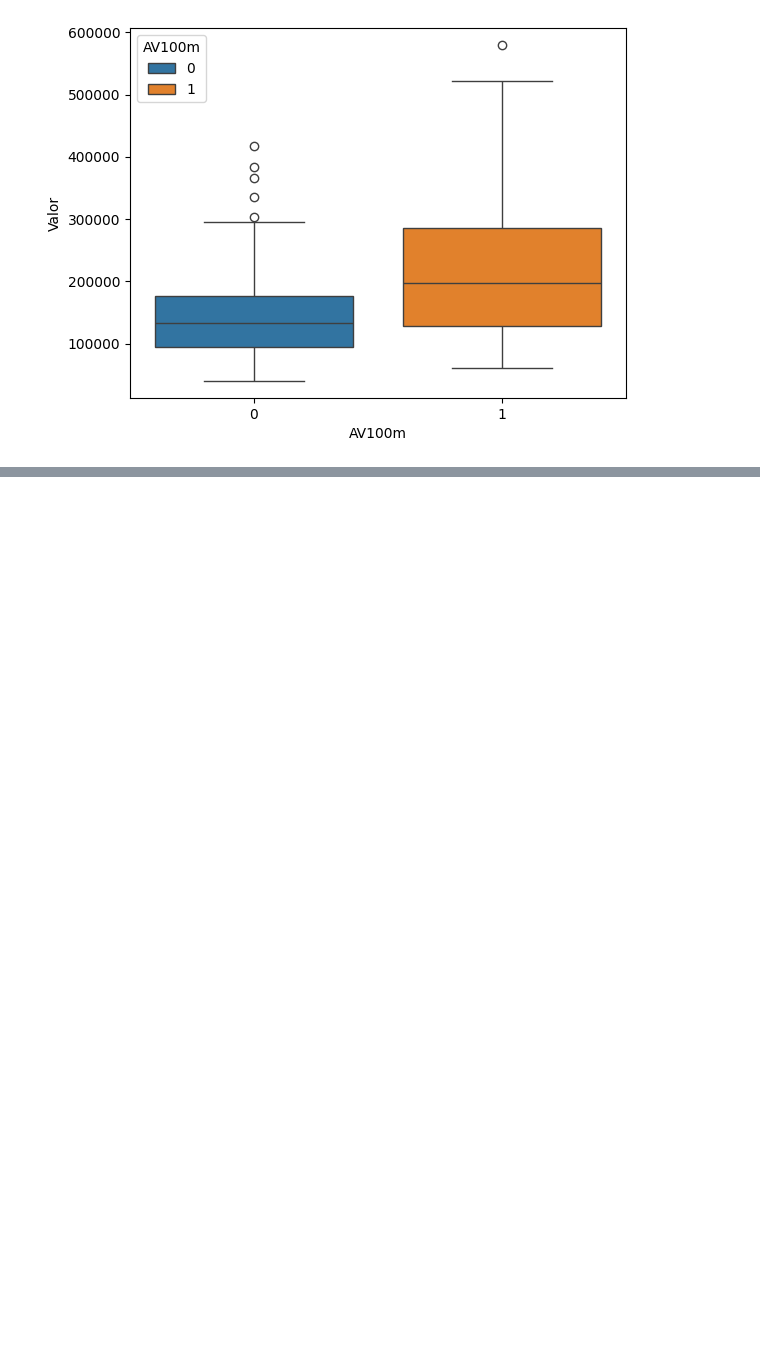
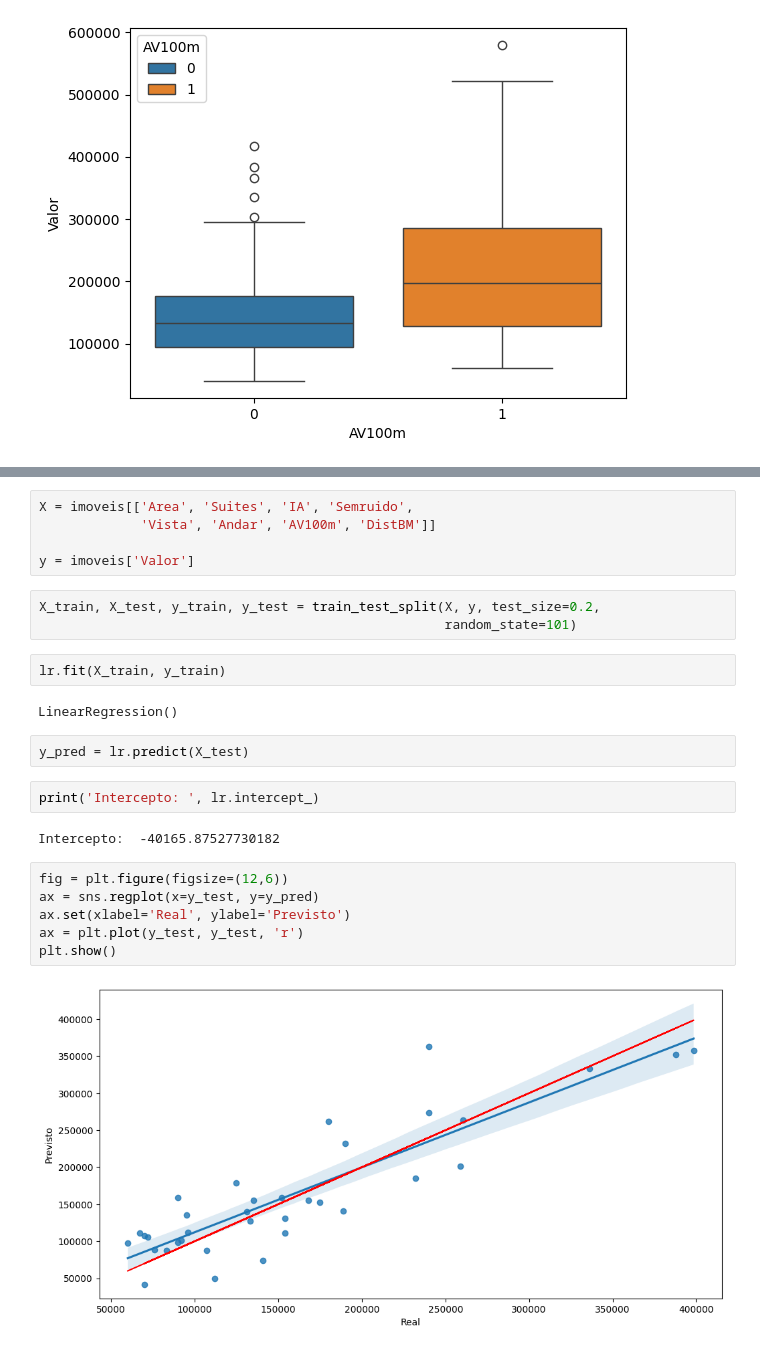
Before and after one commit to edupmon/fiap, a Jupyter notebook: pos-tech/data-analytics/fase-2/01-machine-learning-com-python/aula-4/avaliando-melhor-modelo-regressao.ipynb, the cells around one changed output, grey strips where cells are left out. Drawn from its saved outputs; the diff is of its cells as text; blank space fills up the shorter version.

```diff
--- a/pos-tech/data-analytics/fase-2/01-machine-learning-com-python/aula-4/avaliando-melhor-modelo-regressao.ipynb
+++ b/pos-tech/data-analytics/fase-2/01-machine-learning-com-python/aula-4/avaliando-melhor-modelo-regressao.ipynb
@@ -140,0 +145,26 @@ plt.show()
+# %%
+X = imoveis[['Area', 'Suites', 'IA', 'Semruido',
+             'Vista', 'Andar', 'AV100m', 'DistBM']]
+
+y = imoveis['Valor']
+# %%
+X_train, X_test, y_train, y_test = train_test_split(X, y, test_size=0.2,
+                                                    random_state=101)
+# %%
+lr.fit(X_train, y_train)
+# %% [output]
+LinearRegression()
+# %%
+y_pred = lr.predict(X_test)
+# %%
+print('Intercepto: ', lr.intercept_)
+# %% [output]
+Intercepto:  -40165.87527730182
+# %%
+fig = plt.figure(figsize=(12,6))
+ax = sns.regplot(x=y_test, y=y_pred)
+ax.set(xlabel='Real', ylabel='Previsto')
+ax = plt.plot(y_test, y_test, 'r')
+plt.show()
+# %% [output]
+[figure, added]
```
Also changed, not shown: parts of 2 cells of this notebook.
